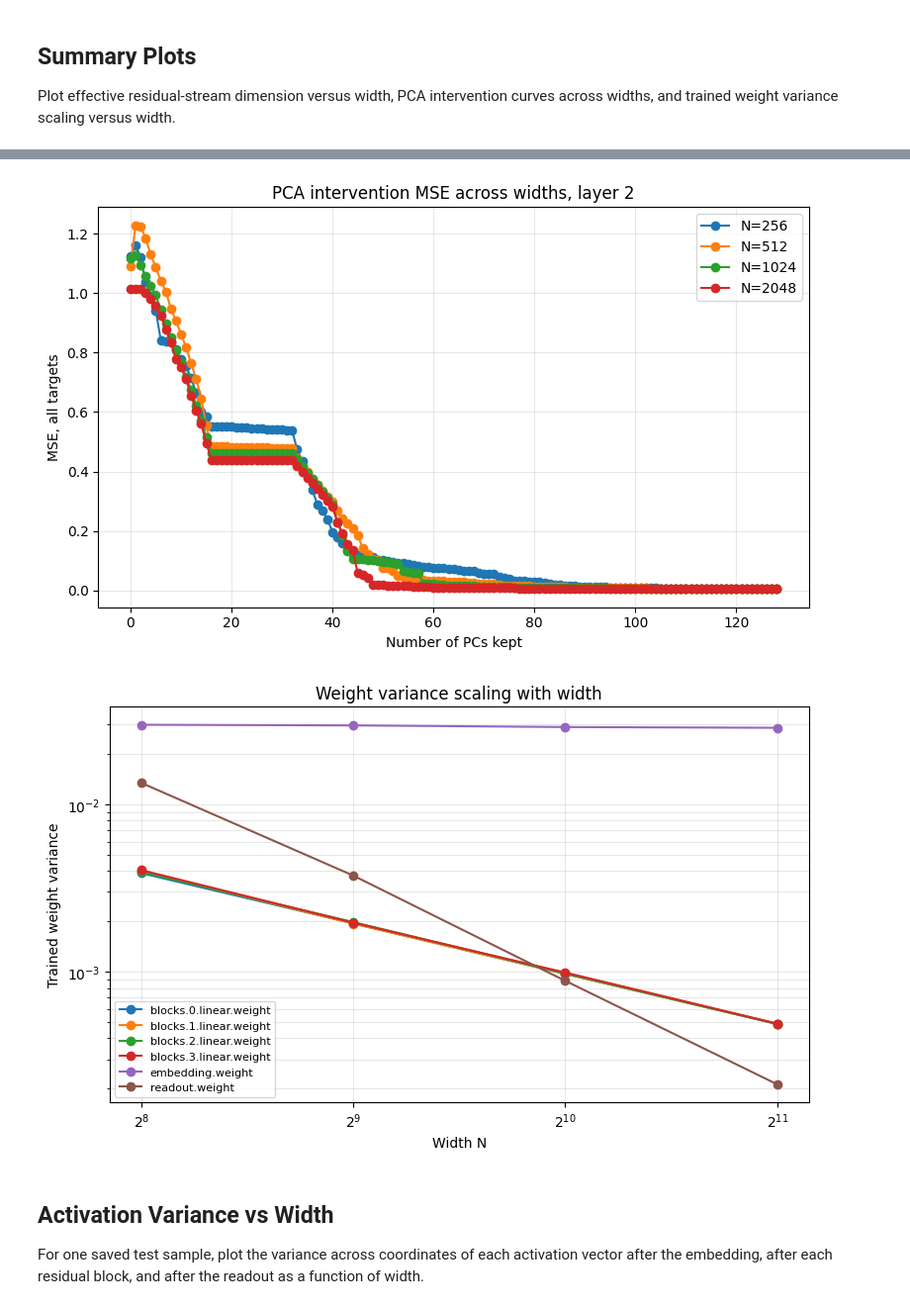
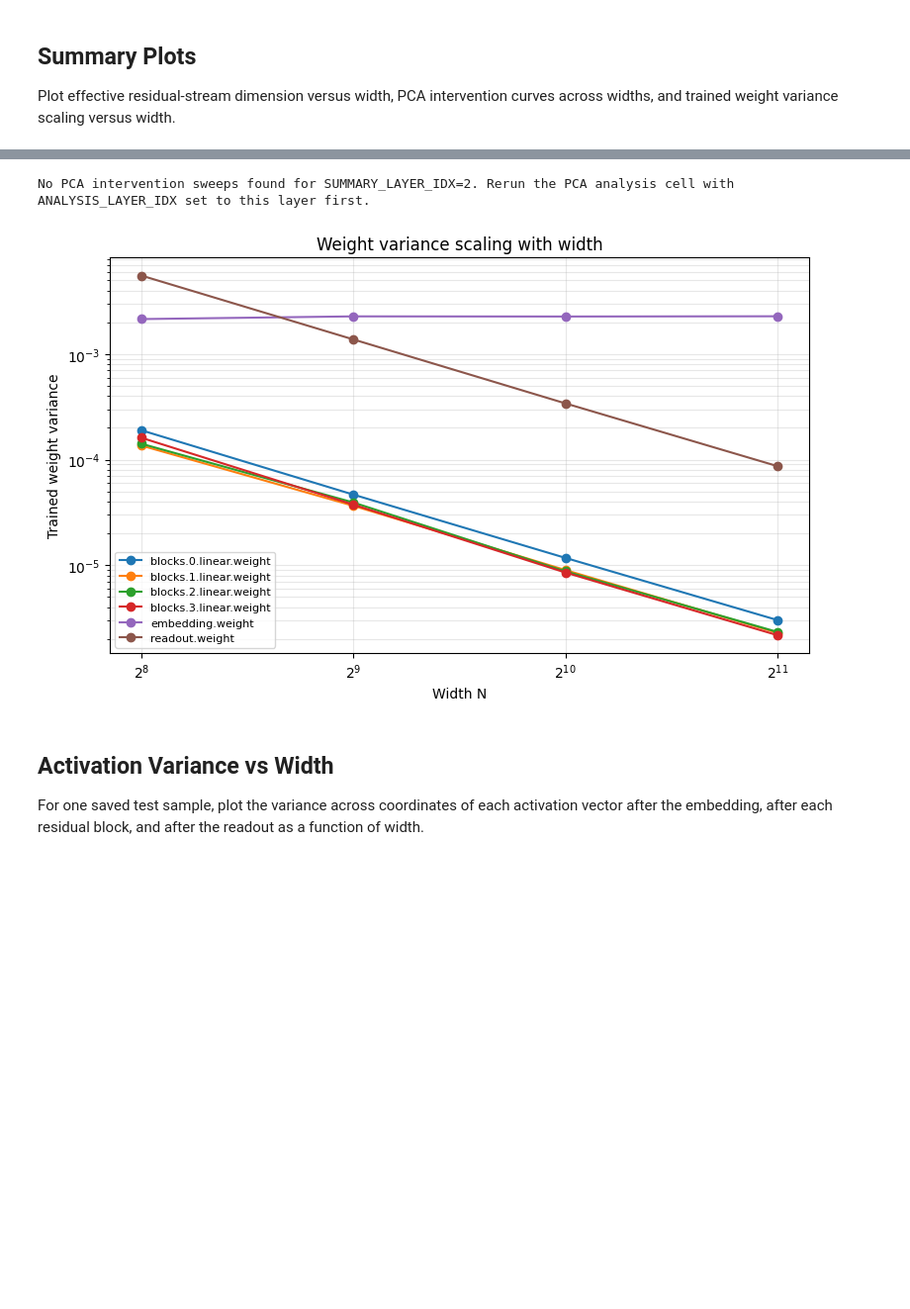
Before and after one commit to labofdoubt/feature-learning-parity-task, a Jupyter notebook: notebooks/colab_width_scaling_sgd.ipynb, the cells around one changed output, grey strips where cells are left out. Shown at 99% size. Saved outputs shown, nothing was run; the diff lists cells and outputs as text; code cells hidden in the pictures; blank space fills up the shorter version.

```diff
--- a/notebooks/colab_width_scaling_sgd.ipynb
+++ b/notebooks/colab_width_scaling_sgd.ipynb
@@ -72,7 +72,7 @@ def make_config(N: int, output_dir: Path) -> dict:
             "input_dim": 32,
             "relevant_dim": 16,
             "N": N,
-            "L": 4,
+            "L": 2,
             "activation": "half-tanh",
             "use_readout_barrier": False,
             "embedding_weight_variance": 1.0 / 32,
@@ -166,7 +163,7 @@ RUNS_DIR = DRIVE_ROOT / "runs"
 PLOTS_DIR = DRIVE_ROOT / "plots"
 ANALYSIS_DIR = DRIVE_ROOT / "analysis"
 
-WIDTHS = [256, 512, 1024, 2048, 4096]
+WIDTHS = [256, 512, 1024, 2048]
 # %%
 import matplotlib.pyplot as plt
 import pandas as pd
@@ -292,9 +287,9 @@ from parity_net.data import ParityDataset, load_dataset
 from parity_net.train import resolve_device, resolve_dtype
 
 PCA_SAMPLES = 20_000
-CHECKPOINT_STEP = "final"  # Use "final" or an integer step, e.g. 50000.
-USE_LOG_PCA_MSE_AXIS = False
-ANALYSIS_LAYER_IDX = 2  # 0 is embedding, later indices are after residual blocks.
+CHECKPOINT_STEP = 100_000  # Use "final" or an integer step, e.g. 50000.
+USE_LOG_PCA_MSE_AXIS = True
+ANALYSIS_LAYER_IDX = 0  # 0 is embedding, later indices are after residual blocks.
 KEEP_PCS_MIN = 0
 KEEP_PCS_MAX = 128
 KEEP_PCS_STEP = 1
@@ -320,6 +315,7 @@ def assert_finite_metrics(metrics, label):
 
 
 checkpoint_file, checkpoint_label = checkpoint_name(CHECKPOINT_STEP)
+pca_mse_scale_label = "mse_log_scale" if USE_LOG_PCA_MSE_AXIS else "mse_linear_scale"
 rank_rows = []
 weight_rows = []
 pca_sweep_by_width = {}
@@ -430,7 +426,7 @@ for N in WIDTHS:
             ax.set_yscale("log")
         ax.grid(True, alpha=0.3, which="both")
         fig.tight_layout()
-        fig.savefig(PLOTS_DIR / f"pca_mse_sweep_{checkpoint_label}_layer_{ANALYSIS_LAYER_IDX}_N_{N}.png", dpi=150)
+        fig.savefig(PLOTS_DIR / f"pca_{pca_mse_scale_label}_sweep_{checkpoint_label}_layer_{ANALYSIS_LAYER_IDX}_N_{N}.png", dpi=150)
         plt.show()
 
         weight_rows.extend(local_weight_rows)
@@ -508,7 +500,12 @@ Skipped widths
 
 Plot effective residual-stream dimension versus width, PCA intervention curves across widths, and trained weight variance scaling versus width.
 # %%
-layer_rank_df = rank_df[rank_df["layer_idx"] == ANALYSIS_LAYER_IDX].copy()
+SUMMARY_LAYER_IDX = 2
+pca_mse_scale_label = "mse_log_scale" if USE_LOG_PCA_MSE_AXIS else "mse_linear_scale"
+
+layer_rank_df = rank_df[rank_df["layer_idx"] == SUMMARY_LAYER_IDX].copy()
+if layer_rank_df.empty:
+    raise ValueError(f"No PCA rank rows found for SUMMARY_LAYER_IDX={SUMMARY_LAYER_IDX}")
 
 fig, ax = plt.subplots(figsize=(7, 5))
 ax.plot(layer_rank_df["N"], layer_rank_df["rank_90"], marker="o", label="90% variance")
@@ -516,26 +513,39 @@ ax.plot(layer_rank_df["N"], layer_rank_df["rank_99"], marker="o", label="99% var
 ax.set_xscale("log", base=2)
 ax.set_xlabel("Width N")
 ax.set_ylabel("Number of PCs")
-ax.set_title(f"Effective residual-stream dimension at layer {ANALYSIS_LAYER_IDX}")
+ax.set_title(f"Effective residual-stream dimension at layer {SUMMARY_LAYER_IDX}")
 ax.grid(True, alpha=0.3)
 ax.legend()
 fig.tight_layout()
-fig.savefig(PLOTS_DIR / f"effective_dimension_vs_width_layer_{ANALYSIS_LAYER_IDX}.png", dpi=150)
+fig.savefig(PLOTS_DIR / f"effective_dimension_vs_width_layer_{SUMMARY_LAYER_IDX}.png", dpi=150)
 plt.show()
 
 fig, ax = plt.subplots(figsize=(8, 5))
+plotted_pca_sweeps = 0
 for N, sweep_df in pca_sweep_by_width.items():
+    if "intervention_layer" in sweep_df:
+        sweep_df = sweep_df[sweep_df["intervention_layer"] == SUMMARY_LAYER_IDX]
+    if sweep_df.empty:
+        continue
     ax.plot(sweep_df["keep_pcs"], sweep_df["mse_all"], marker="o", label=f"N={N}")
+    plotted_pca_sweeps += 1
 ax.set_xlabel("Number of PCs kept")
 ax.set_ylabel("MSE, all targets")
-ax.set_title(f"PCA intervention MSE across widths, layer {ANALYSIS_LAYER_IDX}")
+ax.set_title(f"PCA intervention MSE across widths, layer {SUMMARY_LAYER_IDX}")
 if USE_LOG_PCA_MSE_AXIS:
     ax.set_yscale("log")
 ax.grid(True, alpha=0.3, which="both")
-ax.legend()
-fig.tight_layout()
-fig.savefig(PLOTS_DIR / f"pca_mse_all_sweep_by_width_layer_{ANALYSIS_LAYER_IDX}.png", dpi=150)
-plt.show()
+if plotted_pca_sweeps:
+    ax.legend()
+    fig.tight_layout()
+    fig.savefig(PLOTS_DIR / f"pca_{pca_mse_scale_label}_all_sweep_by_width_layer_{SUMMARY_LAYER_IDX}.png", dpi=150)
+    plt.show()
+else:
+    plt.close(fig)
+    print(
+        f"No PCA intervention sweeps found for SUMMARY_LAYER_IDX={SUMMARY_LAYER_IDX}. "
+        "Rerun the PCA analysis cell with ANALYSIS_LAYER_IDX set to this layer first."
+    )
 
 fig, ax = plt.subplots(figsize=(8, 5))
 for layer, group in weight_variance_df.groupby("layer"):
@@ -549,6 +559,6 @@ ax.set_title("Weight variance scaling with width")
 ax.grid(True, alpha=0.3, which="both")
 ax.legend(fontsize=8)
 fig.tight_layout()
-fig.savefig(PLOTS_DIR / f"weight_variance_vs_width_layer_{ANALYSIS_LAYER_IDX}.png", dpi=150)
+fig.savefig(PLOTS_DIR / f"weight_variance_vs_width_layer_{SUMMARY_LAYER_IDX}.png", dpi=150)
 plt.show()
 # %% [output]
@@ -556,5 +566,5 @@ plt.show()
+No PCA intervention sweeps found for SUMMARY_LAYER_IDX=2. Rerun the PCA analysis cell with ANALYSIS_LAYER_IDX set to this layer first.
-[figure, old version]
+[figure, new version]
-[figure, removed]
 # %% [markdown]
 ## Activation Variance vs Width
 
```
Also changed, not shown: parts of 14 cells of this notebook, 1 other file.
